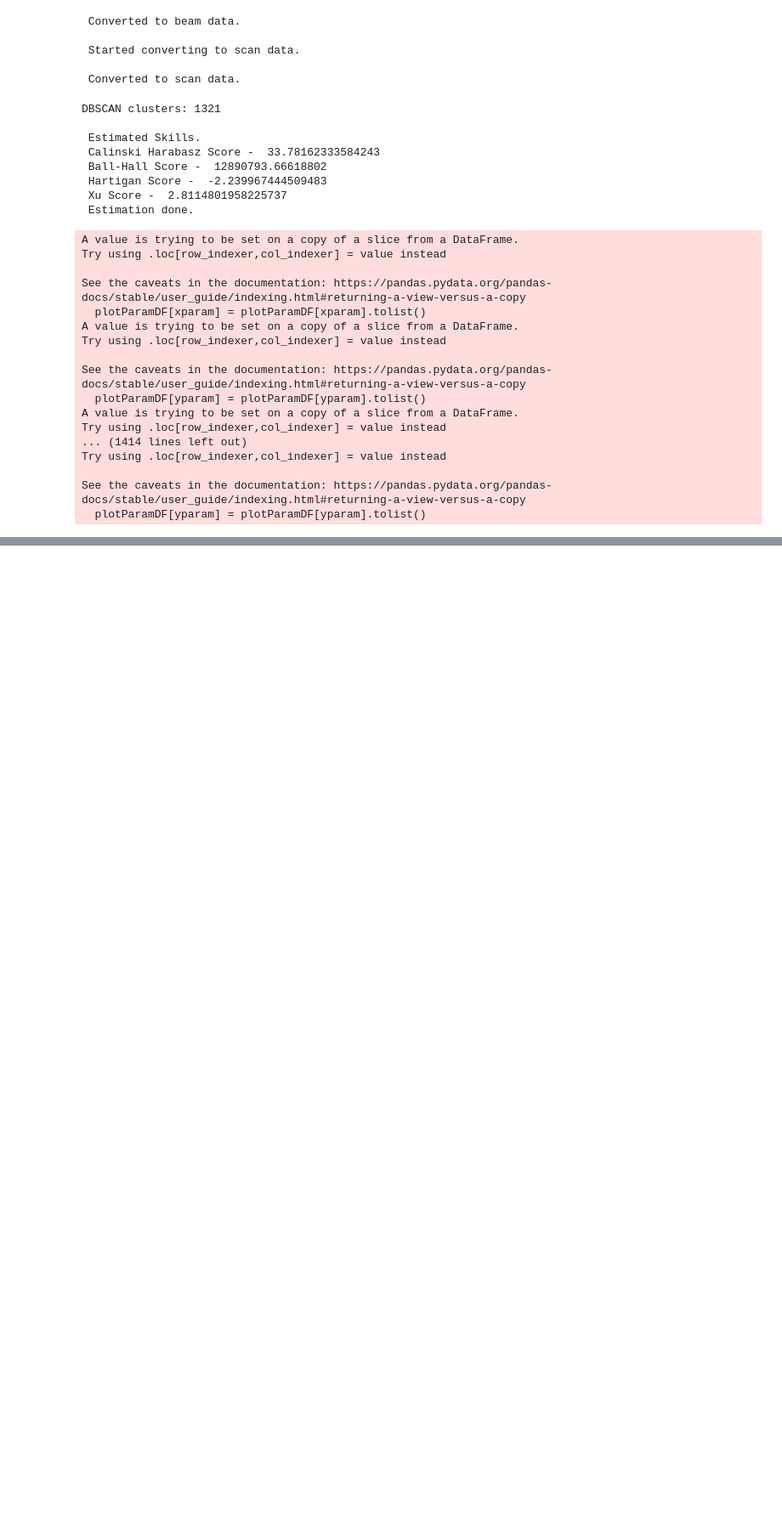
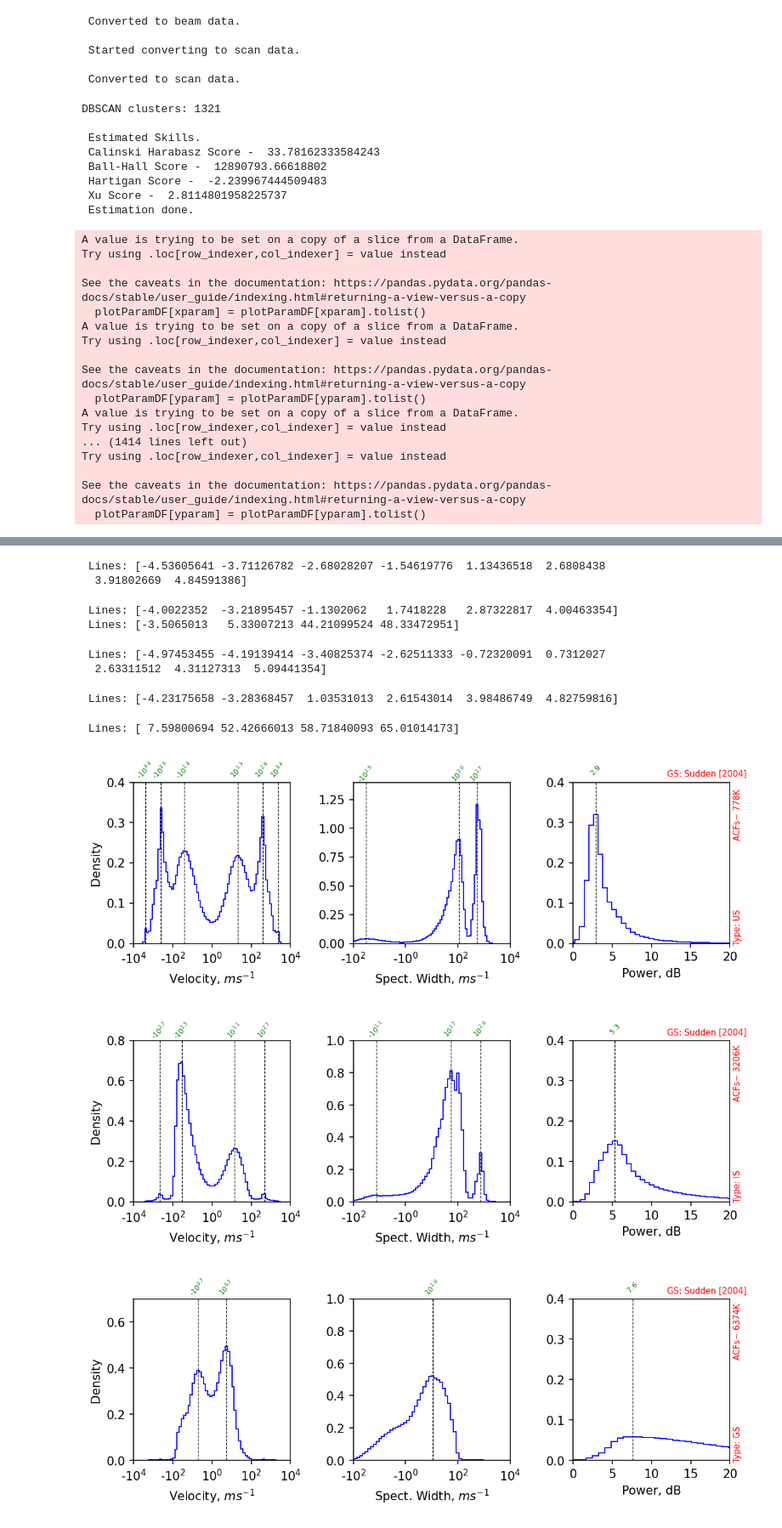
Before and after one commit to shibaji7/clustering_superdarn_data, a Jupyter notebook: analysis/analysis.ipynb, the cells around one changed output, grey strips where cells are left out. Shown at 85% size. Drawn from its saved outputs; the diff is of its cells as text; code cells hidden in the pictures; blank space fills up the shorter version.

Commit message:
Histograms

```diff
--- a/analysis/analysis.ipynb
+++ b/analysis/analysis.ipynb
@@ -72,3 +72,21 @@ Try using .loc[row_indexer,col_indexer] = value instead
 
 See the caveats in the documentation: https://pandas.pydata.org/pandas-docs/stable/user_guide/indexing.html#returning-a-view-versus-a-copy
   plotParamDF[yparam] = plotParamDF[yparam].tolist()
+# %%
+import plotlib
+import datetime as dt
+plotlib.histograms_skill_scores(["bks"], "dbscan", [dt.datetime(2010,1,1)], [dt.datetime(2010,1,31)], gmm=True)
+plotlib.histograms_scatters(["bks"], "dbscan", [dt.datetime(2010,1,1)], [dt.datetime(2010,1,31)], gmm=False)
+plotlib.histograms_scatters(["bks"], "dbscan", [dt.datetime(2010,1,1)], [dt.datetime(2010,1,31)], gmm=False, sctr=0,
+                           fp_details={
+                           "v": {"dist": 7, "ids":[2,3,4,5], "bins":100, "ylim":[0,0.8], "rot":45, "dh":0.05, "log":True},
+                           "w_l": {"dist": 7, "ids":[2,3,4], "bins":100, "ylim":[0,1], "rot":45, "dh":0.07, "log":True},
+                           "p": {"dist": 7, "ids":[1], "bins":100, "ylim":[0,0.4], "rot":45, "dh":0.03, "log":False}
+                       })
+plotlib.histograms_scatters(["bks"], "dbscan", [dt.datetime(2010,1,1)], [dt.datetime(2010,1,31)], gmm=False, sctr=1,
+                           fp_details={
+                           "v": {"dist": 7, "ids":[4,5], "bins":100, "ylim":[0,0.7], "rot":45, "dh":0.05, "log":True},
+                           "w_l": {"dist": 7, "ids":[2], "bins":100, "ylim":[0,1], "rot":45, "dh":0.07, "log":True},
+                           "p": {"dist": 7, "ids":[0], "bins":100, "ylim":[0,0.4], "rot":45, "dh":0.03, "log":False}
+                       })
+# %% [output]
@@ -74,0 +98,11 @@ See the caveats in the documentation: https://pandas.pydata.org/pandas-docs/stab
+ Lines: [-4.53605641 -3.71126782 -2.68028207 -1.54619776  1.13436518  2.6808438
+  3.91802669  4.84591386]
+ Lines: [-4.0022352  -3.21895457 -1.1302062   1.7418228   2.87322817  4.00463354]
+ Lines: [-3.5065013   5.33007213 44.21099524 48.33472951]
+ Lines: [-4.97453455 -4.19139414 -3.40825374 -2.62511333 -0.72320091  0.7312027
+  2.63311512  4.31127313  5.09441354]
+ Lines: [-4.23175658 -3.28368457  1.03531013  2.61543014  3.98486749  4.82759816]
+ Lines: [ 7.59800694 52.42666013 58.71840093 65.01014173]
+[figure, added]
+[figure, added]
+[figure, added]
```
Also changed, not shown: parts of 1 cell of this notebook, 5 other files.
